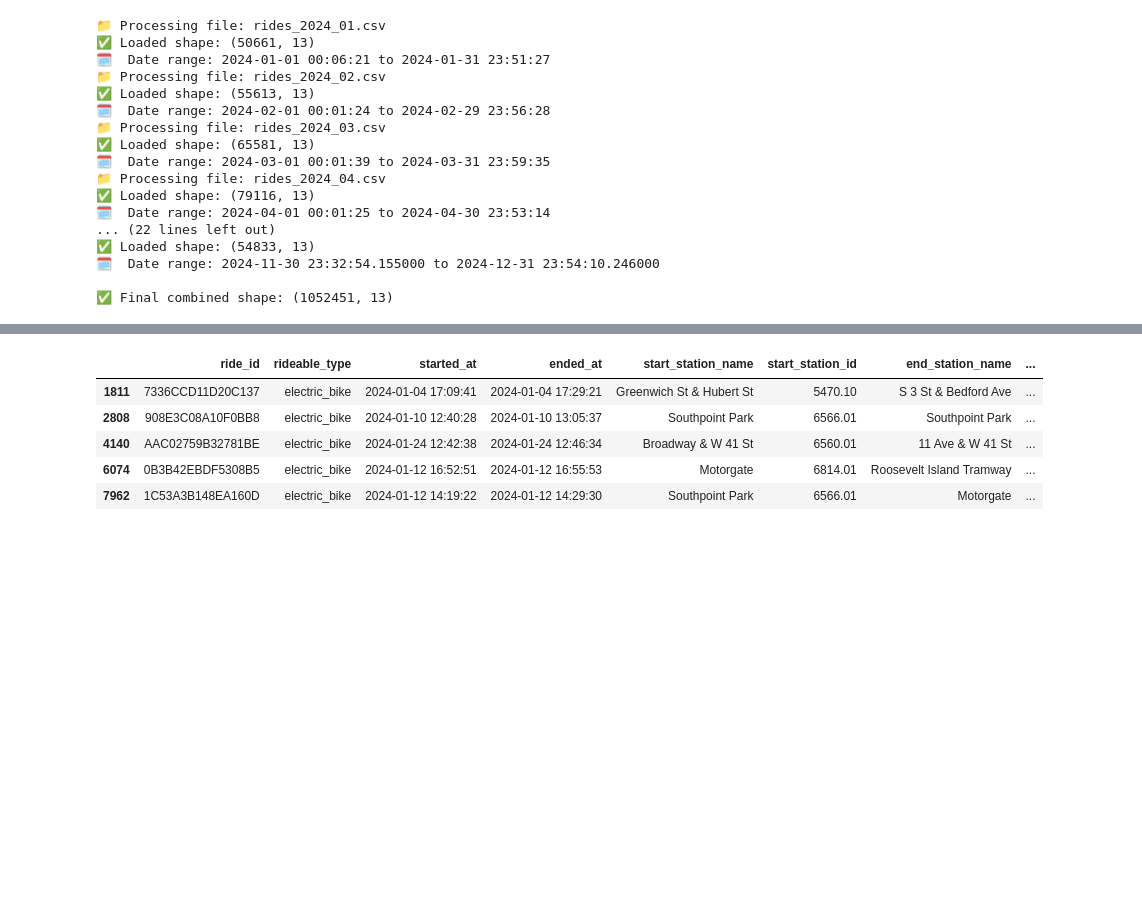
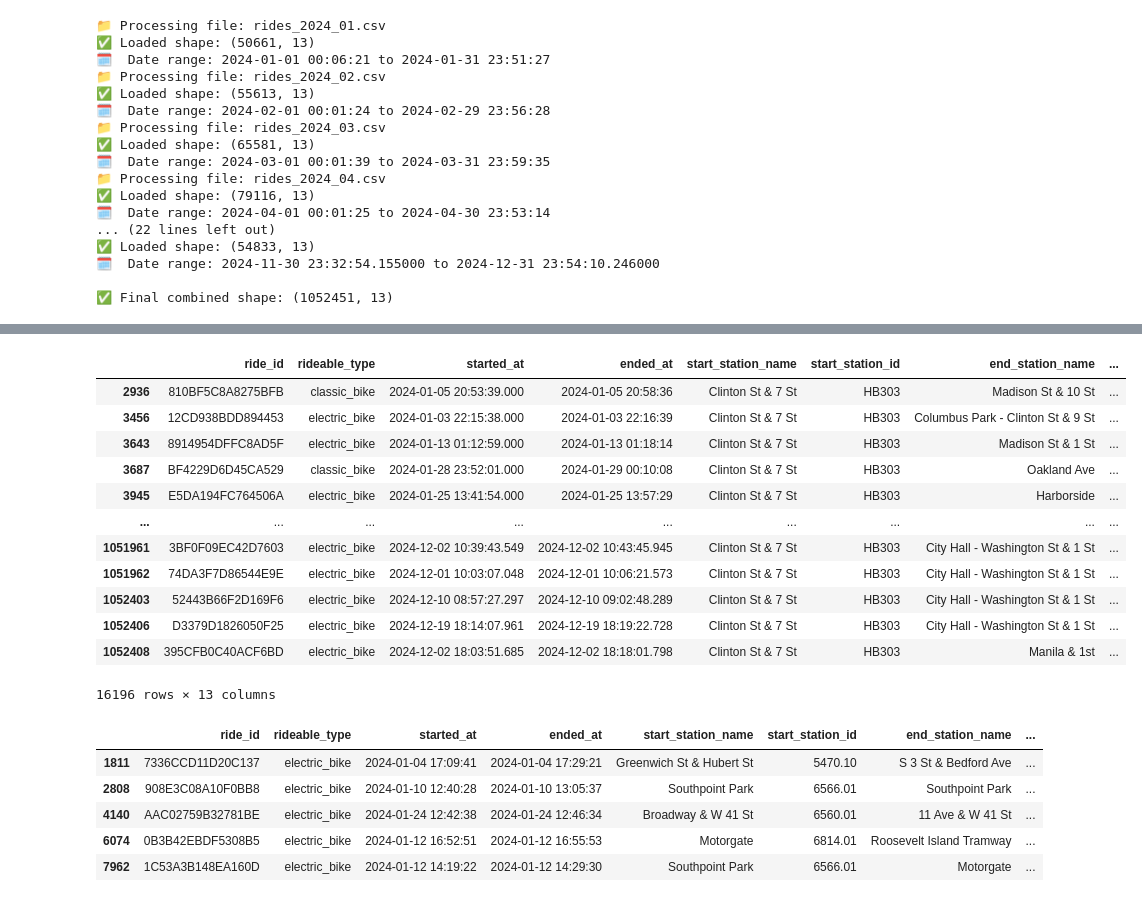
Before and after one commit to vamsisaigarapati/citibike_ride_prediction, a Jupyter notebook: notebooks/02_validate_and_save.ipynb, the cells around one changed output, grey strips where cells are left out. Saved outputs shown, nothing was run; the diff lists cells and outputs as text; code cells hidden in the pictures; blank space fills up the shorter version.

```diff
--- a/notebooks/02_validate_and_save.ipynb
+++ b/notebooks/02_validate_and_save.ipynb
@@ -349,3 +365,20 @@ november_records
+# %%
+filtered_records = df1[df1['start_station_id'] == 'HB303']
+filtered_records
+# %% [output]
+|  | ride_id | rideable_type | started_at | ended_at | start_station_name | start_station_id | end_station_name | ... |
+| 2936 | 810BF5C8A8275BFB | classic_bike | 2024-01-05 20:53:39.000 | 2024-01-05 20:58:36 | Clinton St & 7 St | HB303 | Madison St & 10 St | ... |
+| 3456 | 12CD938BDD894453 | electric_bike | 2024-01-03 22:15:38.000 | 2024-01-03 22:16:39 | Clinton St & 7 St | HB303 | Columbus Park - Clinton St & 9 St | ... |
+| 3643 | 8914954DFFC8AD5F | electric_bike | 2024-01-13 01:12:59.000 | 2024-01-13 01:18:14 | Clinton St & 7 St | HB303 | Madison St & 1 St | ... |
+| 3687 | BF4229D6D45CA529 | classic_bike | 2024-01-28 23:52:01.000 | 2024-01-29 00:10:08 | Clinton St & 7 St | HB303 | Oakland Ave | ... |
+| 3945 | E5DA194FC764506A | electric_bike | 2024-01-25 13:41:54.000 | 2024-01-25 13:57:29 | Clinton St & 7 St | HB303 | Harborside | ... |
+| ... | ... | ... | ... | ... | ... | ... | ... | ... |
+| 1051961 | 3BF0F09EC42D7603 | electric_bike | 2024-12-02 10:39:43.549 | 2024-12-02 10:43:45.945 | Clinton St & 7 St | HB303 | City Hall - Washington St & 1 St | ... |
+| 1051962 | 74DA3F7D86544E9E | electric_bike | 2024-12-01 10:03:07.048 | 2024-12-01 10:06:21.573 | Clinton St & 7 St | HB303 | City Hall - Washington St & 1 St | ... |
+| 1052403 | 52443B66F2D169F6 | electric_bike | 2024-12-10 08:57:27.297 | 2024-12-10 09:02:48.289 | Clinton St & 7 St | HB303 | City Hall - Washington St & 1 St | ... |
+| 1052406 | D3379D1826050F25 | electric_bike | 2024-12-19 18:14:07.961 | 2024-12-19 18:19:22.728 | Clinton St & 7 St | HB303 | City Hall - Washington St & 1 St | ... |
+| 1052408 | 395CFB0C40ACF6BD | electric_bike | 2024-12-02 18:03:51.685 | 2024-12-02 18:18:01.798 | Clinton St & 7 St | HB303 | Manila & 1st | ... |
+16196 rows × 13 columns
 # %%
 df1.fillna('',inplace=True)
 invalid_ids = df1[df1['start_station_id'].str.contains(r'^\d+(\.\d+)?$', regex=True)]
```
Also changed, not shown: parts of 4 cells of this notebook, 8 other files.
